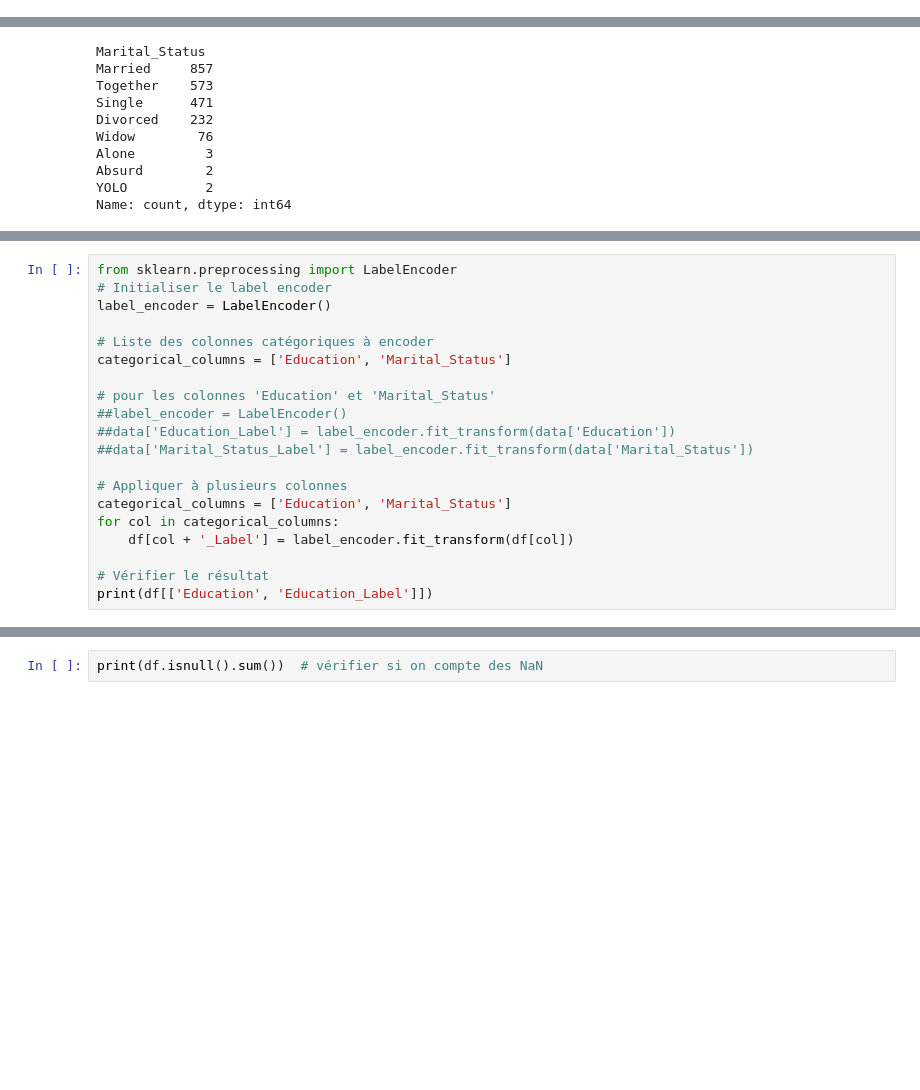
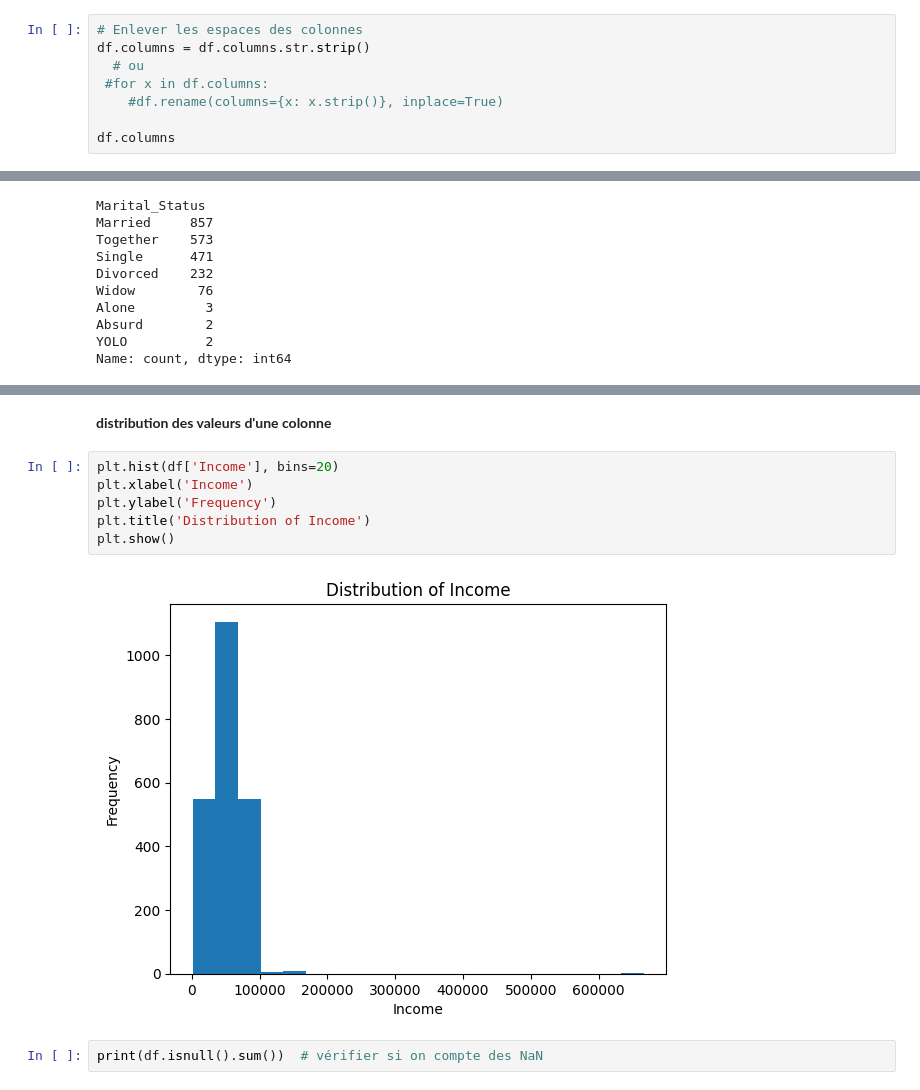
Before and after one commit to BaoFrancisNguyen/IA, a Jupyter notebook: Random_forest.ipynb, the cells around one changed output, grey strips where cells are left out. Drawn from its saved outputs; the diff is of its cells as text; blank space fills up the shorter version.

```diff
--- a/Random_forest.ipynb
+++ b/Random_forest.ipynb
@@ -44,0 +52,8 @@ print(df.head())
+# %%
+# Enlever les espaces des colonnes
+df.columns = df.columns.str.strip()
+  # ou
+ #for x in df.columns:
+    #df.rename(columns={x: x.strip()}, inplace=True)
+
+df.columns
@@ -125,20 +149,0 @@ Encodage des données de **catégories**
-# %%
-from sklearn.preprocessing import LabelEncoder
-# Initialiser le label encoder
-label_encoder = LabelEncoder()
-
-# Liste des colonnes catégoriques à encoder
-categorical_columns = ['Education', 'Marital_Status']
-
-# pour les colonnes 'Education' et 'Marital_Status'
-##label_encoder = LabelEncoder()
-##data['Education_Label'] = label_encoder.fit_transform(data['Education'])
-##data['Marital_Status_Label'] = label_encoder.fit_transform(data['Marital_Status'])
-
-# Appliquer à plusieurs colonnes
-categorical_columns = ['Education', 'Marital_Status']
-for col in categorical_columns:
-    df[col + '_Label'] = label_encoder.fit_transform(df[col])
-
-# Vérifier le résultat
-print(df[['Education', 'Education_Label']])
@@ -167,3 +178,13 @@ print(valeurs_uniques_education) # vérifier toutes les valeurs différentes
+# %% [markdown]
+**distribution des valeurs d'une colonne**
+# %%
+plt.hist(df['Income'], bins=20)
+plt.xlabel('Income')
+plt.ylabel('Frequency')
+plt.title('Distribution of Income')
+plt.show()
+# %% [output]
+[figure, added]
 # %%
 print(df.isnull().sum())  # vérifier si on compte des NaN
 # %% [output]
```
Also changed, not shown: parts of 37 cells of this notebook.
